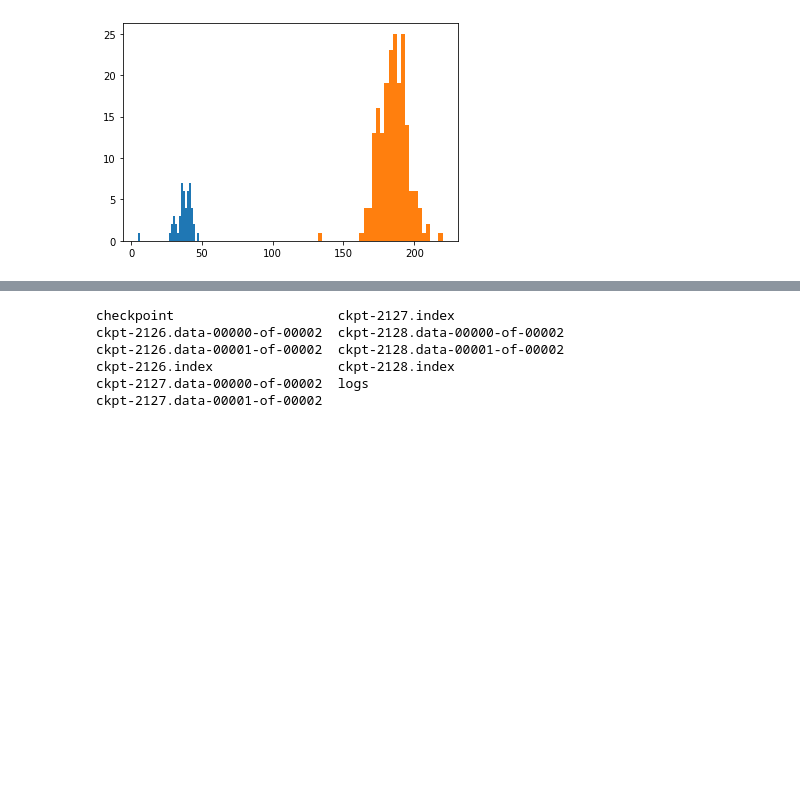
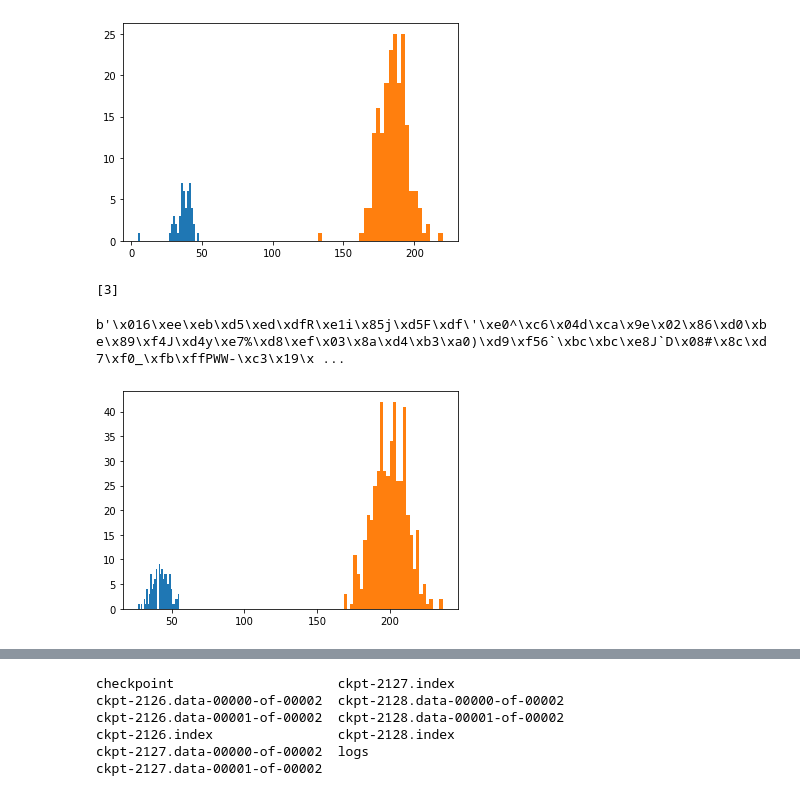
Before and after one commit to gergely-flamich/relative-entropy-coding, a Jupyter notebook: notebooks/scratch.ipynb, the cells around one changed output, grey strips where cells are left out. Drawn from its saved outputs; the diff is of its cells as text; code cells hidden in the pictures; blank space fills up the shorter version.

```diff
--- a/notebooks/scratch.ipynb
+++ b/notebooks/scratch.ipynb
@@ -43,5 +73,9 @@ tf.Tensor(0.0, shape=(), dtype=float32)
+# %%
+block_indices_file = "/scratch/gf332/models/relative-entropy-coding/" \
+                     "clic2019/large_resnet_vae/beta_0.500_lamb_0.100_laplace_target_bpp_0.300/"\
+                     "clic2019/reconstructions/thong-vo-428.png_block_indices.npy"
 # %%
-block_indices = np.load("../block_indices.npy", allow_pickle=True)
+block_indices = np.load(block_indices_file, allow_pickle=True)
 
 block_sizes = list(map(len, block_indices))
 num_aux_vars = [list(map(len, block)) for block in block_indices]
@@ -77,3 +111,27 @@ plt.hist(num_aux_vars, bins=30)
 plt.show()
 # %% [output]
 [figure]
+# %%
+[1, 2, 3][2:10]
+# %% [output]
+[3]
+# %%
+code = ''.join(code)
+int_code = int(code, 2)
+
+byte_code = int_code.to_bytes(length=len(code) // 8 + 1, byteorder='big')
+
+int_code_ = int.from_bytes(byte_code, byteorder='big')
+# %% [output]
+b'\x016\xee\xeb\xd5\xed\xdfR\xe1i\x85j\xd5F\xdf\'\xe0^\xc6\x04d\xca\x9e\x02\x86\xd0\xbe\x89\xf4J\xd4y\xe7%\xd8\xef\x03\x8a\xd4\xb3\xa0)\xd9\xf56`\xbc\xbc\xe8J`D\x08#\x8c\xd7\xf0_\xfb\xffPWW-\xc3\x19\x ...
+# %%
+num_aux_vars = list(map(len, block_indices[0]))
+
+plt.hist(num_aux_vars, bins=30)
+
+num_aux_vars = list(map(len, block_indices[1]))
+
+plt.hist(num_aux_vars, bins=30)
+plt.show()
+# %% [output]
+[figure, added]
```
Also changed, not shown: parts of 9 cells of this notebook, 7 other files.
